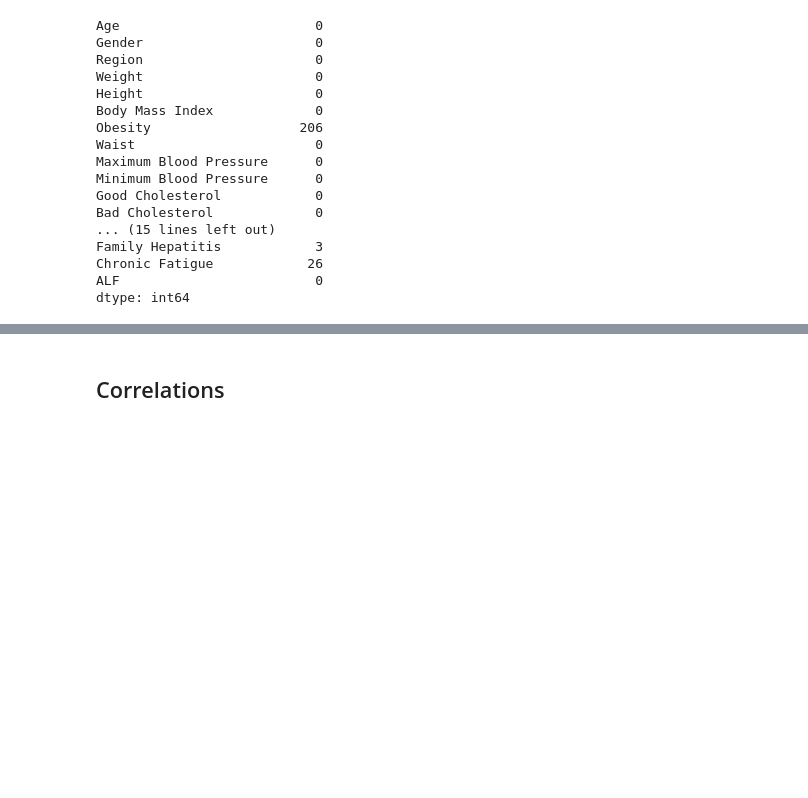
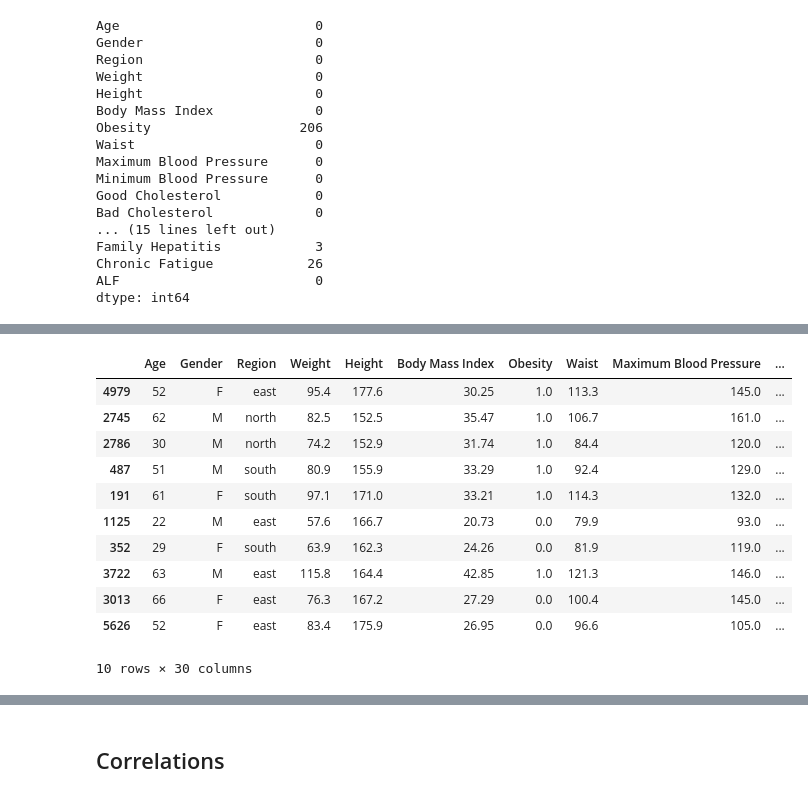
Before and after one commit to ta-datapt-bcn/project-statistical-analysis, a Jupyter notebook: project.ipynb, the cells around one changed output, grey strips where cells are left out. Cells and saved outputs as stored; diff of their text form; code cells hidden in the pictures; blank space fills up the shorter version.

```diff
--- a/project.ipynb
+++ b/project.ipynb
@@ -117,0 +171,18 @@ dtype: int64
+# %%
+# Extracting a random sample of 10 patients to test a prediction model later
+
+sample = data.sample(10)
+sample
+# %% [output]
+|  | Age | Gender | Region | Weight | Height | Body Mass Index | Obesity | Waist | Maximum Blood Pressure | ... |
+| 4979 | 52 | F | east | 95.4 | 177.6 | 30.25 | 1.0 | 113.3 | 145.0 | ... |
+| 2745 | 62 | M | north | 82.5 | 152.5 | 35.47 | 1.0 | 106.7 | 161.0 | ... |
+| 2786 | 30 | M | north | 74.2 | 152.9 | 31.74 | 1.0 | 84.4 | 120.0 | ... |
+| 487 | 51 | M | south | 80.9 | 155.9 | 33.29 | 1.0 | 92.4 | 129.0 | ... |
+| 191 | 61 | F | south | 97.1 | 171.0 | 33.21 | 1.0 | 114.3 | 132.0 | ... |
+| 1125 | 22 | M | east | 57.6 | 166.7 | 20.73 | 0.0 | 79.9 | 93.0 | ... |
+| 352 | 29 | F | south | 63.9 | 162.3 | 24.26 | 0.0 | 81.9 | 119.0 | ... |
+| 3722 | 63 | M | east | 115.8 | 164.4 | 42.85 | 1.0 | 121.3 | 146.0 | ... |
+| 3013 | 66 | F | east | 76.3 | 167.2 | 27.29 | 0.0 | 100.4 | 145.0 | ... |
+| 5626 | 52 | F | east | 83.4 | 175.9 | 26.95 | 0.0 | 96.6 | 105.0 | ... |
+10 rows × 30 columns
```
Also changed, not shown: parts of 26 cells of this notebook.
